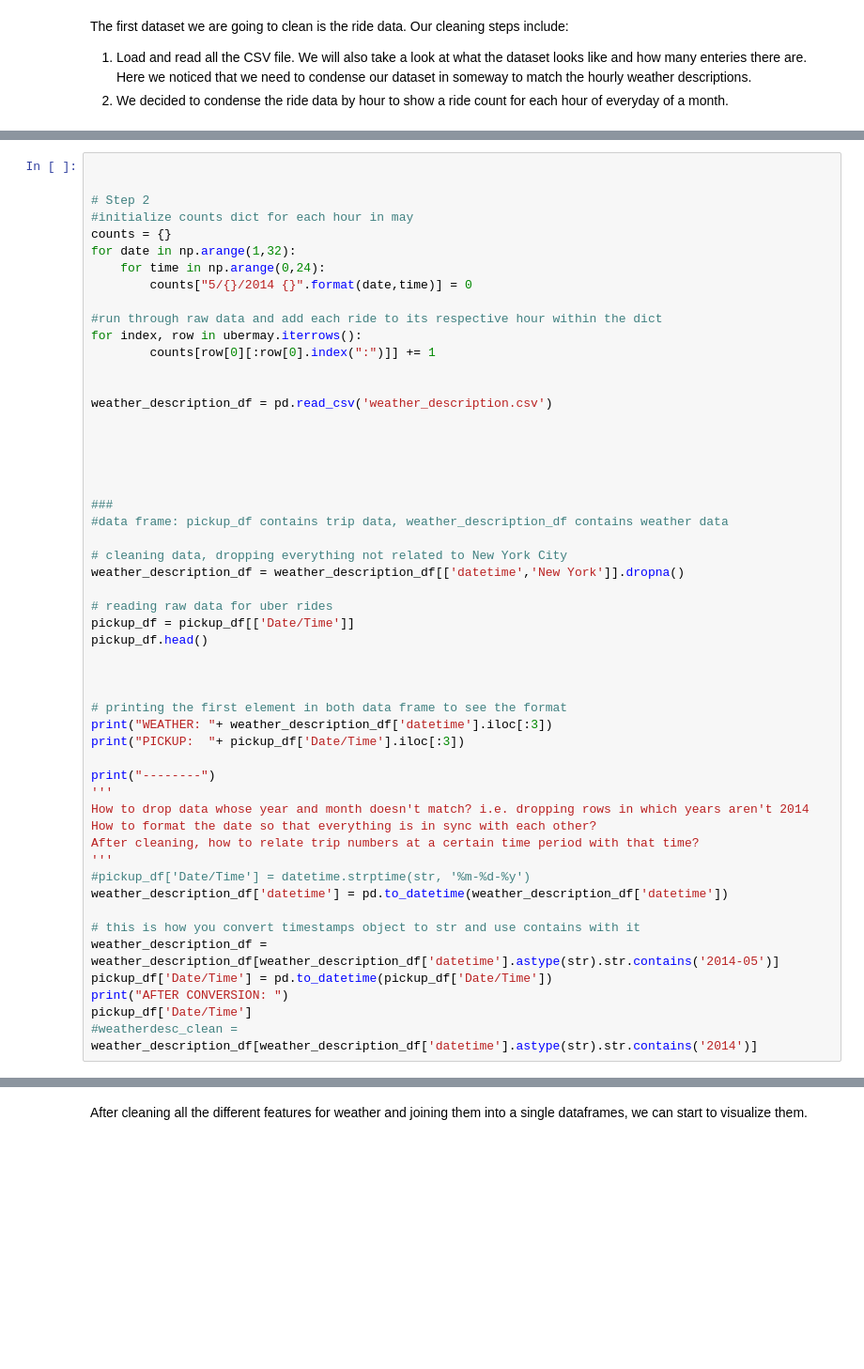
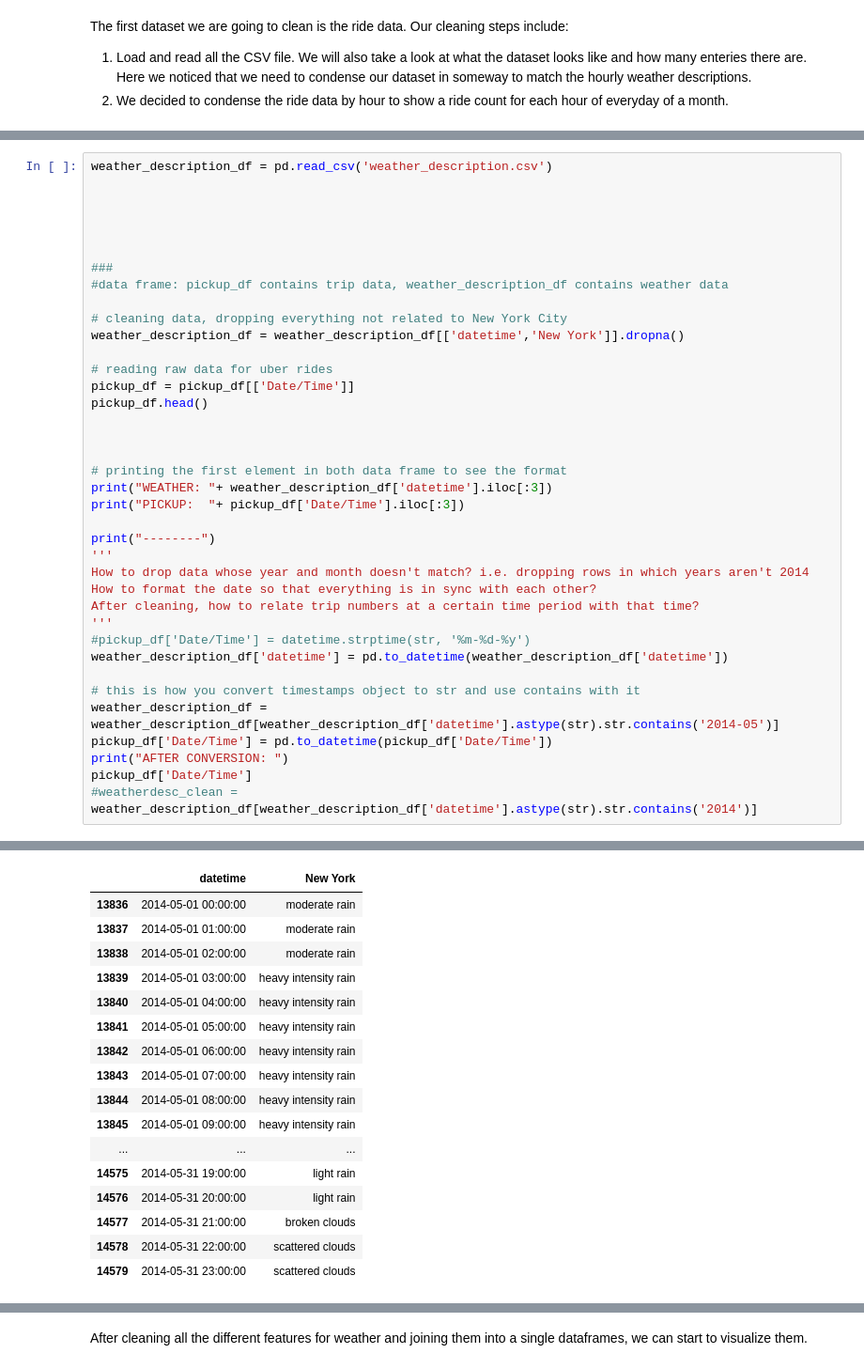
Before and after one commit to zil011/COGS108_Final_Project, a Jupyter notebook: FinalProject.ipynb, the cells around one changed output, grey strips where cells are left out. Shown at 94% size. Cells and saved outputs as stored; diff of their text form; blank space fills up the shorter version.

```diff
--- a/FinalProject.ipynb
+++ b/FinalProject.ipynb
@@ -89,18 +116,4 @@ print(pickup_df.shape)
 # %%
-
-
-# Step 2
-#initialize counts dict for each hour in may
-counts = {}
-for date in np.arange(1,32):
-    for time in np.arange(0,24):
-        counts["5/{}/2014 {}".format(date,time)] = 0
-
-#run through raw data and add each ride to its respective hour within the dict
-for index, row in ubermay.iterrows():
-        counts[row[0][:row[0].index(":")]] += 1
-
-
 weather_description_df = pd.read_csv('weather_description.csv')
 
 
@@ -143,0 +166,17 @@ weather_description_df[weather_description_df['datetime'].astype(str).str.contai
+|  | datetime | New York |
+| 13836 | 2014-05-01 00:00:00 | moderate rain |
+| 13837 | 2014-05-01 01:00:00 | moderate rain |
+| 13838 | 2014-05-01 02:00:00 | moderate rain |
+| 13839 | 2014-05-01 03:00:00 | heavy intensity rain |
+| 13840 | 2014-05-01 04:00:00 | heavy intensity rain |
+| 13841 | 2014-05-01 05:00:00 | heavy intensity rain |
+| 13842 | 2014-05-01 06:00:00 | heavy intensity rain |
+| 13843 | 2014-05-01 07:00:00 | heavy intensity rain |
+| 13844 | 2014-05-01 08:00:00 | heavy intensity rain |
+| 13845 | 2014-05-01 09:00:00 | heavy intensity rain |
+| ... | ... | ... |
+| 14575 | 2014-05-31 19:00:00 | light rain |
+| 14576 | 2014-05-31 20:00:00 | light rain |
+| 14577 | 2014-05-31 21:00:00 | broken clouds |
+| 14578 | 2014-05-31 22:00:00 | scattered clouds |
+| 14579 | 2014-05-31 23:00:00 | scattered clouds |
```
Also changed, not shown: parts of 13 cells of this notebook.
